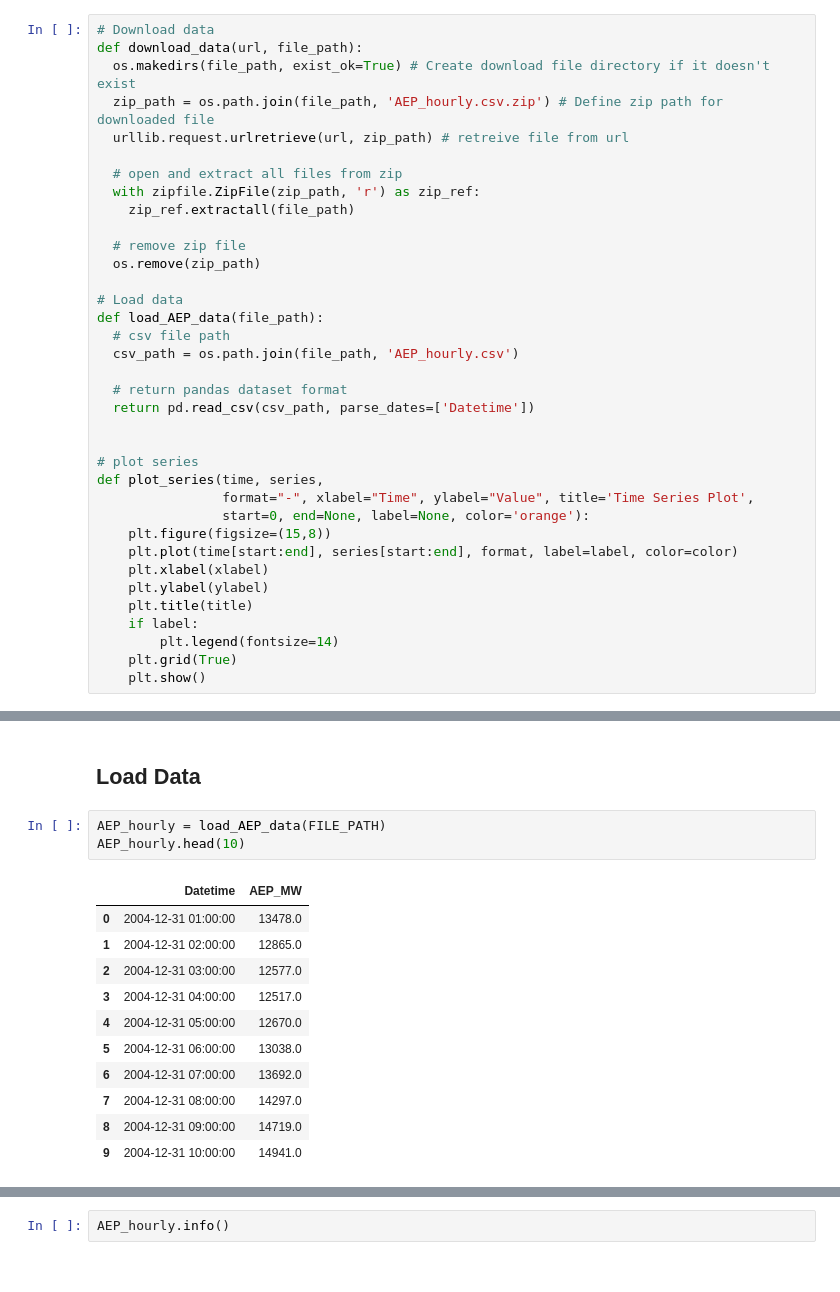
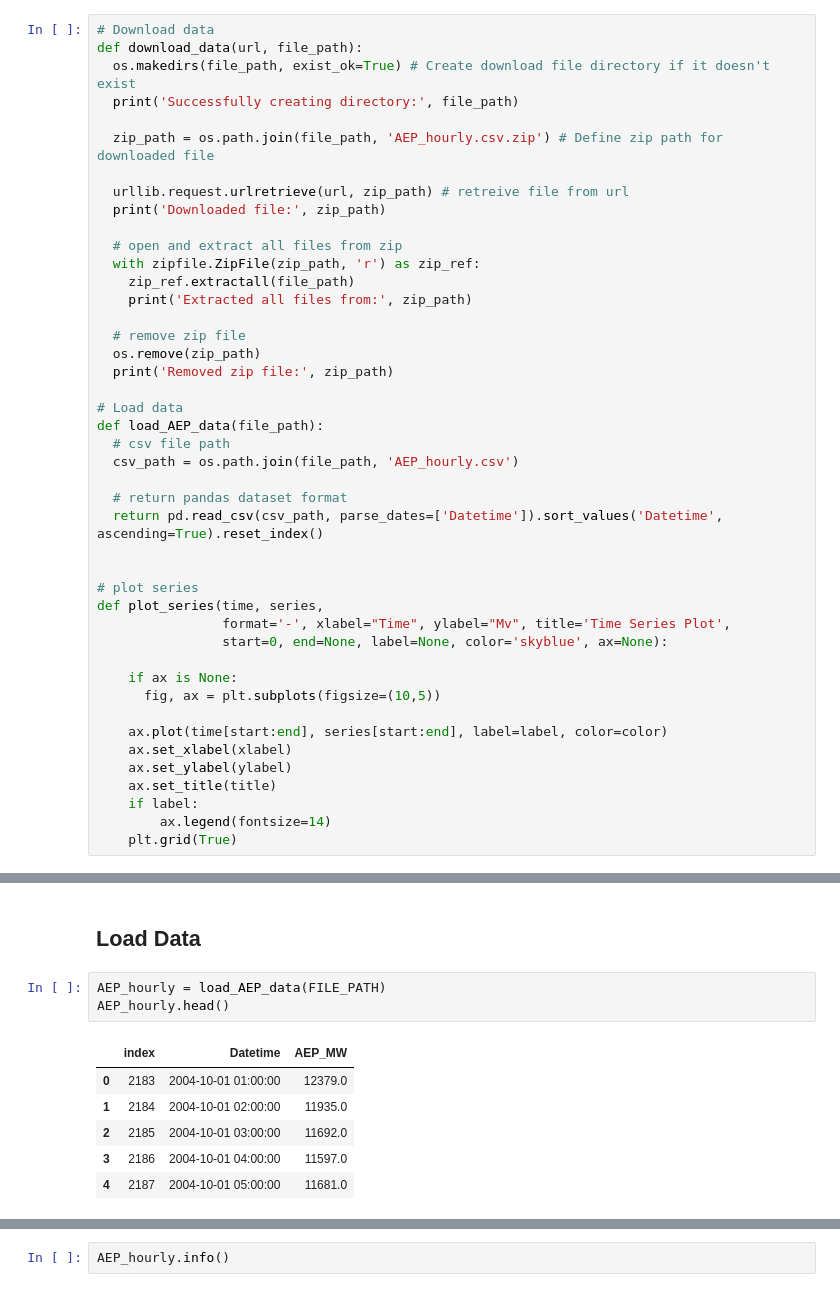
Before and after one commit to sayid-alt/AEP-Hourly-Energy-Consumption-Prediction, a Jupyter notebook: AEP_Hourly_Energy_Consumption_Prediction.ipynb, the cells around one changed output, grey strips where cells are left out. Drawn from its saved outputs; the diff is of its cells as text.

```diff
--- a/AEP_Hourly_Energy_Consumption_Prediction.ipynb
+++ b/AEP_Hourly_Energy_Consumption_Prediction.ipynb
@@ -17,15 +18,21 @@ import zipfile
 # Download data
 def download_data(url, file_path):
   os.makedirs(file_path, exist_ok=True) # Create download file directory if it doesn't exist
+  print('Successfully creating directory:', file_path)
+
   zip_path = os.path.join(file_path, 'AEP_hourly.csv.zip') # Define zip path for downloaded file
+
   urllib.request.urlretrieve(url, zip_path) # retreive file from url
+  print('Downloaded file:', zip_path)
 
   # open and extract all files from zip
   with zipfile.ZipFile(zip_path, 'r') as zip_ref:
     zip_ref.extractall(file_path)
+    print('Extracted all files from:', zip_path)
 
   # remove zip file
   os.remove(zip_path)
+  print('Removed zip file:', zip_path)
 
 # Load data
 def load_AEP_data(file_path):
@@ -33,22 +40,24 @@ def load_AEP_data(file_path):
   csv_path = os.path.join(file_path, 'AEP_hourly.csv')
 
   # return pandas dataset format
-  return pd.read_csv(csv_path, parse_dates=['Datetime'])
+  return pd.read_csv(csv_path, parse_dates=['Datetime']).sort_values('Datetime', ascending=True).reset_index()
 
 
 # plot series
 def plot_series(time, series,
-                format="-", xlabel="Time", ylabel="Value", title='Time Series Plot',
-                start=0, end=None, label=None, color='orange'):
-    plt.figure(figsize=(15,8))
-    plt.plot(time[start:end], series[start:end], format, label=label, color=color)
-    plt.xlabel(xlabel)
-    plt.ylabel(ylabel)
-    plt.title(title)
+                format='-', xlabel="Time", ylabel="Mv", title='Time Series Plot',
+                start=0, end=None, label=None, color='skyblue', ax=None):
+
+    if ax is None:
+      fig, ax = plt.subplots(figsize=(10,5))
+
+    ax.plot(time[start:end], series[start:end], label=label, color=color)
+    ax.set_xlabel(xlabel)
+    ax.set_ylabel(ylabel)
+    ax.set_title(title)
     if label:
-        plt.legend(fontsize=14)
+        ax.legend(fontsize=14)
     plt.grid(True)
-    plt.show()
 # %% [markdown]
 # Download the data
 # %%
@@ -65,17 +78,12 @@ download_data(DOWNLOAD_URL, DATASET_PATH)
 ## Load Data
 # %%
 AEP_hourly = load_AEP_data(FILE_PATH)
-AEP_hourly.head(10)
+AEP_hourly.head()
 # %% [output]
-|  | Datetime | AEP_MW |
-| 0 | 2004-12-31 01:00:00 | 13478.0 |
-| 1 | 2004-12-31 02:00:00 | 12865.0 |
-| 2 | 2004-12-31 03:00:00 | 12577.0 |
-| 3 | 2004-12-31 04:00:00 | 12517.0 |
-| 4 | 2004-12-31 05:00:00 | 12670.0 |
-| 5 | 2004-12-31 06:00:00 | 13038.0 |
-| 6 | 2004-12-31 07:00:00 | 13692.0 |
-| 7 | 2004-12-31 08:00:00 | 14297.0 |
-| 8 | 2004-12-31 09:00:00 | 14719.0 |
-| 9 | 2004-12-31 10:00:00 | 14941.0 |
+|  | index | Datetime | AEP_MW |
+| 0 | 2183 | 2004-10-01 01:00:00 | 12379.0 |
+| 1 | 2184 | 2004-10-01 02:00:00 | 11935.0 |
+| 2 | 2185 | 2004-10-01 03:00:00 | 11692.0 |
+| 3 | 2186 | 2004-10-01 04:00:00 | 11597.0 |
+| 4 | 2187 | 2004-10-01 05:00:00 | 11681.0 |
 # %% [markdown]
```
Also changed, not shown: parts of 15 cells of this notebook.
